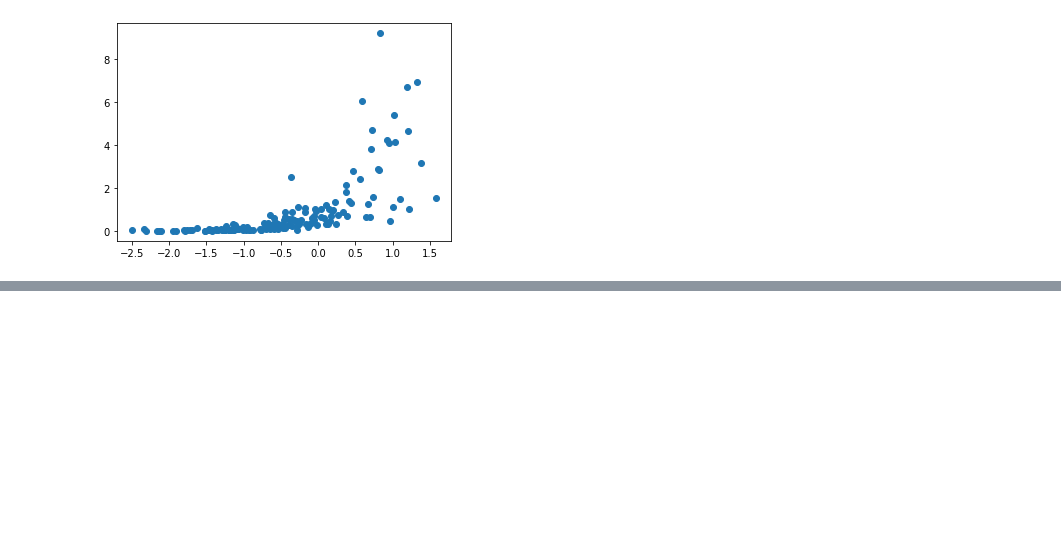
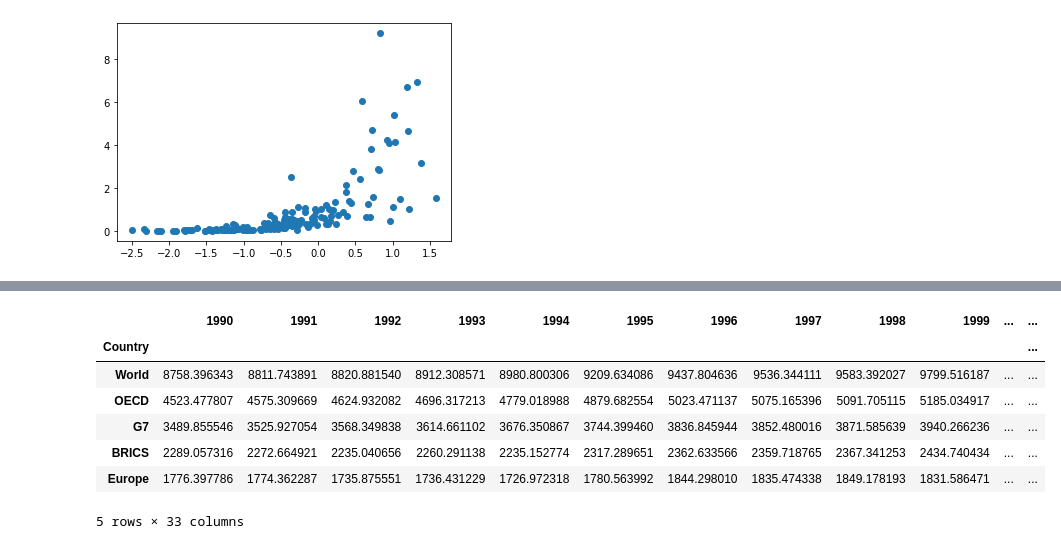
Before and after one commit to pianory/ComputerScienceProject, a Jupyter notebook: main.ipynb, the cells around one changed output, grey strips where cells are left out. Saved outputs shown, nothing was run; the diff lists cells and outputs as text; code cells hidden in the pictures; blank space fills up the shorter version.

```diff
--- a/main.ipynb
+++ b/main.ipynb
@@ -205,0 +276,4 @@ See the caveats in the documentation: https://pandas.pydata.org/pandas-docs/stab
+# %%
+totalEneCon = totalEneCon.drop([58, 59, 60, 61, 62], axis=0)
+totalEneCon.rename(columns={'www.enerdata.net':'Country'}, inplace=True)
+totalEneCon.head()
@@ -205,0 +288,12 @@ See the caveats in the documentation: https://pandas.pydata.org/pandas-docs/stab
+# %%
+totalEneCon.set_index('Country', inplace=True)
+totalEneCon.head()
+# %% [output]
+|  | 1990 | 1991 | 1992 | 1993 | 1994 | 1995 | 1996 | 1997 | 1998 | 1999 | ... | ... |
+| Country |  |  |  |  |  |  |  |  |  |  |  | ... |
+| World | 8758.396343 | 8811.743891 | 8820.881540 | 8912.308571 | 8980.800306 | 9209.634086 | 9437.804636 | 9536.344111 | 9583.392027 | 9799.516187 | ... | ... |
+| OECD | 4523.477807 | 4575.309669 | 4624.932082 | 4696.317213 | 4779.018988 | 4879.682554 | 5023.471137 | 5075.165396 | 5091.705115 | 5185.034917 | ... | ... |
+| G7 | 3489.855546 | 3525.927054 | 3568.349838 | 3614.661102 | 3676.350867 | 3744.399460 | 3836.845944 | 3852.480016 | 3871.585639 | 3940.266236 | ... | ... |
+| BRICS | 2289.057316 | 2272.664921 | 2235.040656 | 2260.291138 | 2235.152774 | 2317.289651 | 2362.633566 | 2359.718765 | 2367.341253 | 2434.740434 | ... | ... |
+| Europe | 1776.397786 | 1774.362287 | 1735.875551 | 1736.431229 | 1726.972318 | 1780.563992 | 1844.298010 | 1835.474338 | 1849.178193 | 1831.586471 | ... | ... |
+5 rows × 33 columns
```
Also changed, not shown: parts of 5 cells of this notebook, 2 other files.
